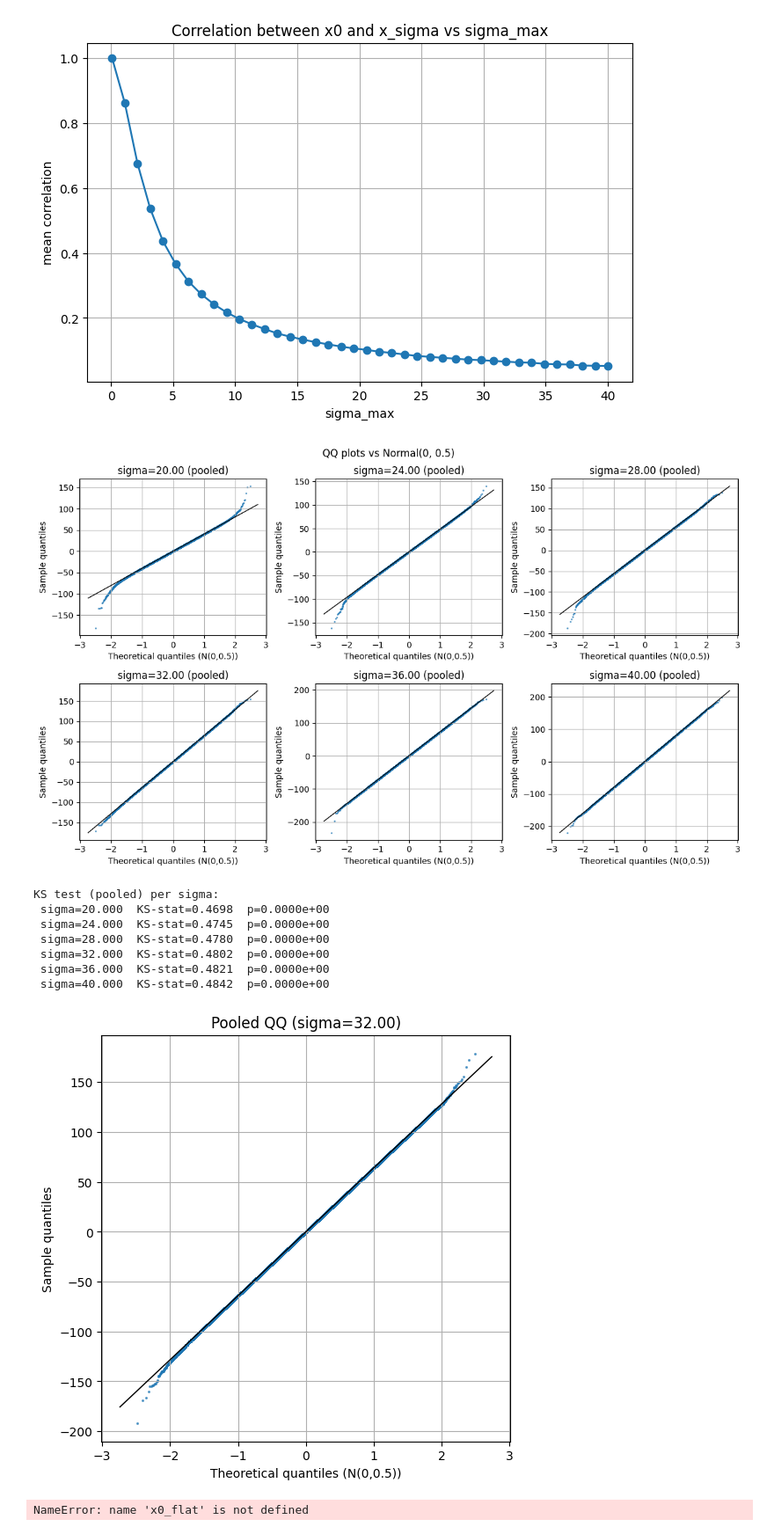
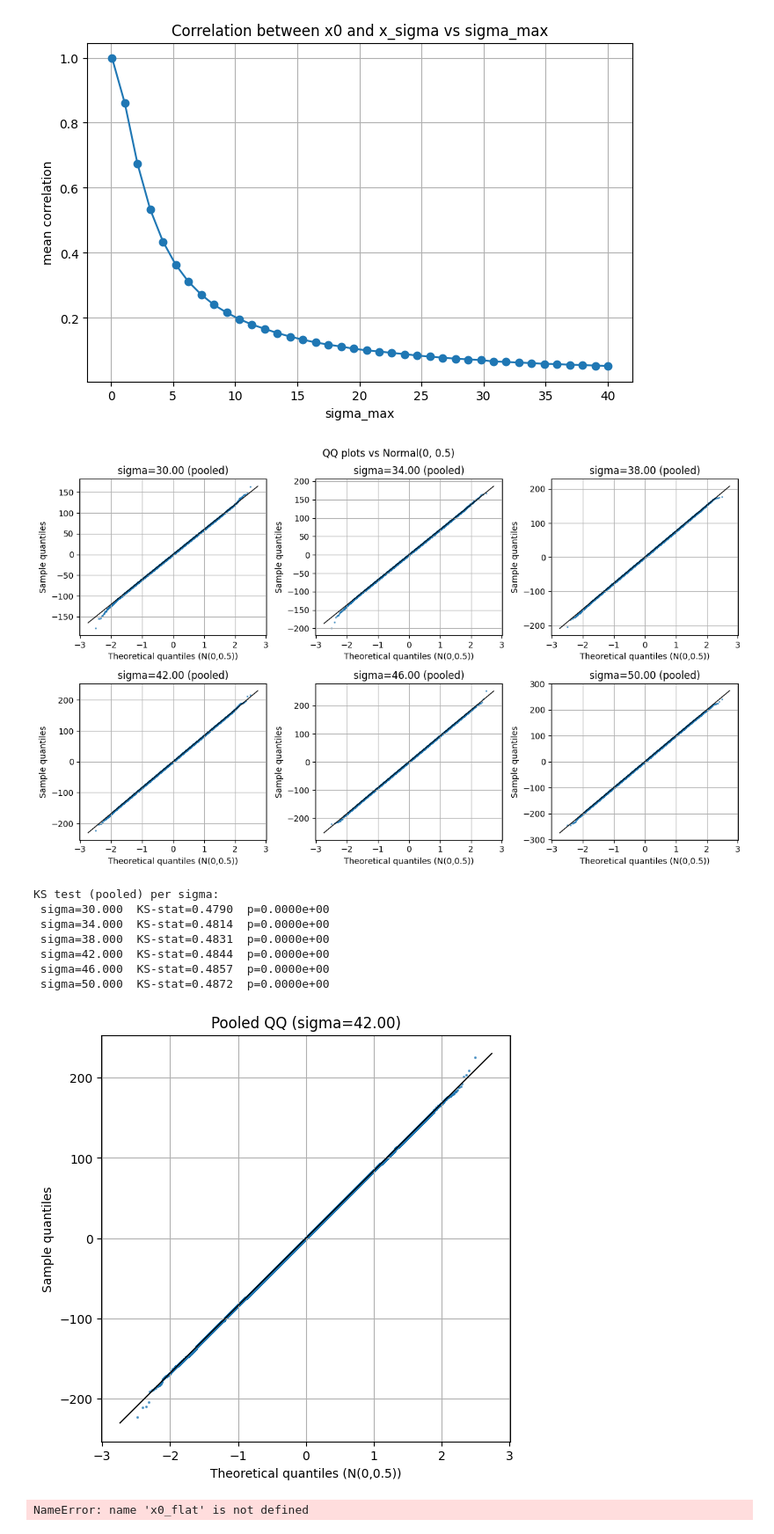
Before and after one commit to katherinefrields/climsim-kaggle-edition, a Jupyter notebook: evaluation/offline/NoiseCalibration.ipynb, the cells around one changed output. Shown at 88% size. Saved outputs shown, nothing was run; the diff lists cells and outputs as text; code cells hidden in the pictures.

```diff
--- a/evaluation/offline/NoiseCalibration.ipynb
+++ b/evaluation/offline/NoiseCalibration.ipynb
@@ -152,7 +152,7 @@ JointModel(
 train_loop = tqdm(train_loader)
 # %%
 with torch.no_grad():
-    max_steps = 5
+    max_steps = 20
     normalized_res_list = []
 
     joint_model.deterministic_model.eval()
@@ -318,7 +318,7 @@ from scipy import stats
 x0 = true_res_stack.cpu()  # ensure on CPU
 
 # sigma values to test
-sigma_values = torch.linspace(20, 40, steps=6)  # adjust as needed
+sigma_values = torch.linspace(30, 50, steps=6)  # adjust as needed
 
 # Choose mode: POOL=True -> pool all values per sigma; False -> per-sample overlay
 POOL = True
@@ -396,41 +396,41 @@ for j in range(n_sigma, len(axes)):
 plt.tight_layout()
 plt.suptitle("QQ plots vs Normal(0, 0.5)", y=1.02)
 plt.show()
 
 # -------------------------
 # Summarize KS results
 # -------------------------
 if RUN_KS:
     if POOL:
         print("KS test (pooled) per sigma:")
         for sigma, ks_stat, ks_p in ks_results:
             print(f" sigma={sigma:.3f}  KS-stat={ks_stat:.4f}  p={ks_p:.4e}")
     else:
         print("KS test (per-sample entries): (sigma, sample_idx, KS-stat, p)")
         for entry in ks_results:
             print(entry)
 
 # -------------------------
 # Optional: single pooled QQ for a chosen sigma (center)
 # -------------------------
 chosen_sigma = float(sigma_values[len(sigma_values)//2].item())
 noise = torch.randn_like(x0) * chosen_sigma
 x_sigma = x0 + noise
 pooled = x_sigma.view(-1).numpy()
 
 plt.figure(figsize=(6,6))
 qq_plot_against_normal05(pooled, plt.gca(), title=f"Pooled QQ (sigma={chosen_sigma:.2f})")
 plt.show()
 # %% [output]
-[figure, old version]
+[figure, new version]
 KS test (pooled) per sigma:
- sigma=20.000  KS-stat=0.4698  p=0.0000e+00
- sigma=24.000  KS-stat=0.4745  p=0.0000e+00
- sigma=28.000  KS-stat=0.4780  p=0.0000e+00
- sigma=32.000  KS-stat=0.4802  p=0.0000e+00
- sigma=36.000  KS-stat=0.4821  p=0.0000e+00
- sigma=40.000  KS-stat=0.4842  p=0.0000e+00
+ sigma=30.000  KS-stat=0.4790  p=0.0000e+00
+ sigma=34.000  KS-stat=0.4814  p=0.0000e+00
+ sigma=38.000  KS-stat=0.4831  p=0.0000e+00
+ sigma=42.000  KS-stat=0.4844  p=0.0000e+00
+ sigma=46.000  KS-stat=0.4857  p=0.0000e+00
+ sigma=50.000  KS-stat=0.4872  p=0.0000e+00
-[figure, old version]
+[figure, new version]
 # %%
 signal_var = x0_flat.var(dim=1).mean()
 noise_var  = (sigma**2).mean()  # if eps ~ N(0,1)
```
Also changed, not shown: parts of 1 cell of this notebook, 1 other file.
